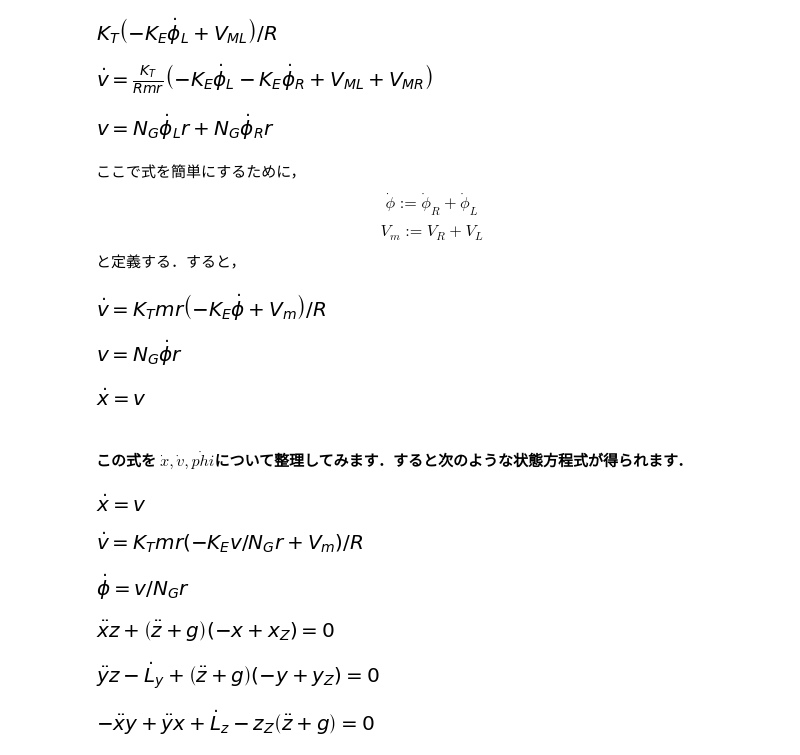
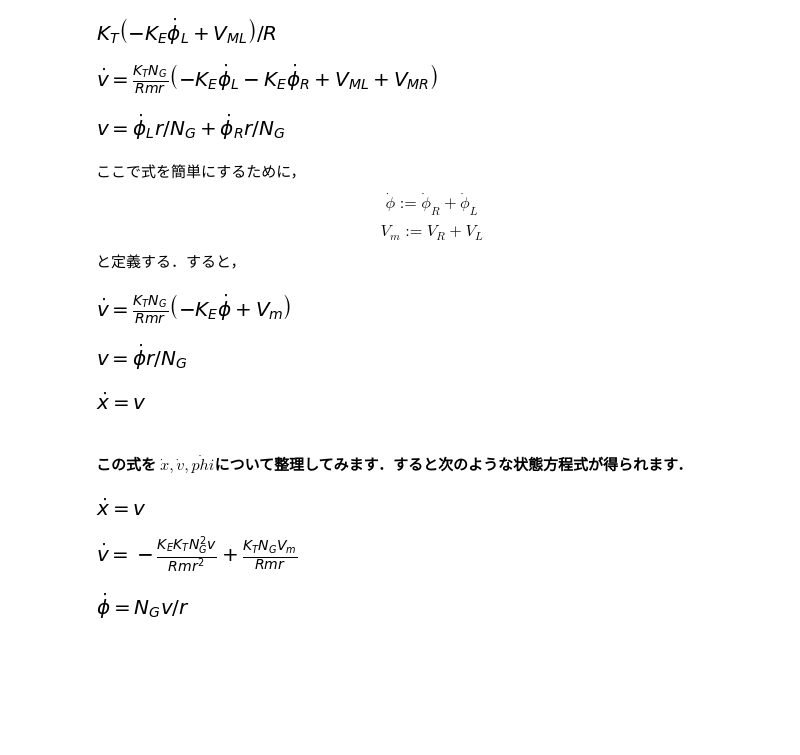
Before and after one commit to shino-kei/control_notebook, a Jupyter notebook: motor-mechanics.ipynb, the cells around one changed output. Drawn from its saved outputs; the diff is of its cells as text; code cells hidden in the pictures; blank space fills up the shorter version.

```diff
--- a/motor-mechanics.ipynb
+++ b/motor-mechanics.ipynb
@@ -41,46 +43,46 @@ display(tau_L)
 # %%
 m, v, x, dotv, dotx = symbols('m v x \dot{v} \dot{x}')
 FR, FL  = symbols('F_R F_L')
 r, Ng = symbols('r N_{G}')
-FR = tau_R/r
-FL = tau_L/r
+FR = Ng*tau_R/r
+FL = Ng*tau_L/r
 
 eq3_v = Eq(dotv, (FR+FL)/m);
-eq3_x = Eq(v, dphiR*Ng*r+dphiL*Ng*r );
+eq3_x = Eq(v, dphiR*r/Ng+dphiL*r/Ng );
 # eq3_vx = Eq(dotx, v)
 
 display(simplify(eq3_v), eq3_x)
 # %% [output]
-[figure, old version]
+[figure, new version]
-[figure, old version]
+[figure, new version]
 # %% [markdown]
 ここで式を簡単にするために，
 $$ \dot{\phi}:= \dot{\phi}_R + \dot{\phi}_L $$
 $$ V_m := V_R + V_L$$
 と定義する．すると，
 # %%
-dphi, Vm = var('\dot{\phi} V_m')
+phi, dphi, Vm = var('\phi \dot{\phi} V_m')
 
-eq4_v = Eq(dotv, KT/R*m*r(-KE*dphi+ Vm))
-eq4_phi = Eq(v, Ng*dphi*r)
+eq4_v = Eq(dotv, (KT*Ng)/(R*m*r)*(-KE*dphi+ Vm))
+eq4_phi = Eq(v, dphi*r/Ng)
 eq4_x = Eq(dotx, v)
 
 display(eq4_v, eq4_phi, eq4_x)
 # %% [output]
-[figure, old version]
+[figure, new version]
-[figure, old version]
+[figure, new version]
 [figure]
 # %% [markdown]
 #### この式を $\dot{x},\dot{v},\dot{phi}$について整理してみます．すると次のような状態方程式が得られます．
 # %%
 sols = solve([eq4_v, eq4_phi, eq4_x], [dotv, dphi, dotx])
 
-eq_sol_v = Eq(dotv, sols[0][0])
-eq_sol_phi = Eq(dphi, sols[0][1])
-eq_sol_x = Eq(dotx, sols[0][2])
+eq_sol_v = Eq(dotv, sols[dotv])
+eq_sol_phi = Eq(dphi, sols[dphi])
+eq_sol_x = Eq(dotx, sols[dotx])
 
-display(eq_sol_x, eq_sol_v,eq_sol_phi)
+display(eq_sol_x, expand(eq_sol_v),eq_sol_phi)
 # %% [output]
 [figure]
-[figure, old version]
+[figure, new version]
-[figure, old version]
+[figure, new version]
@@ -94,16 +88,0 @@ xdd, ydd, zdd = var('\ddot{x} \ddot{y} \ddot{z} ')
-# %%
-from sympy import solve
-from IPython.display import display
-
-E1 = Eq(z * xdd + (xZ - x) * (g + zdd))
-E2 = Eq(z * ydd + (yZ - y) * (g + zdd) - Ldy)
-E3 = Eq(-y * xdd + x * ydd - zZ * (g + zdd) + Ldz)
-display(E1)
-display(E2)
-display(E3)
-
-sols = solve([E1, E2, E3], [xdd, ydd, Ldy])
-# %% [output]
-[figure, removed]
-[figure, removed]
-[figure, removed]
```
Also changed, not shown: parts of 5 cells of this notebook.
